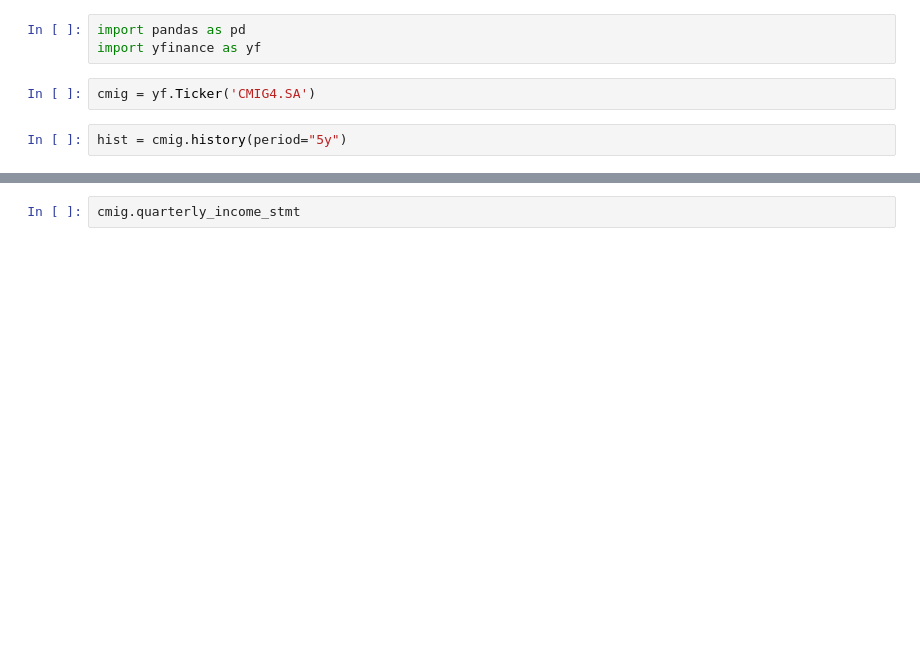
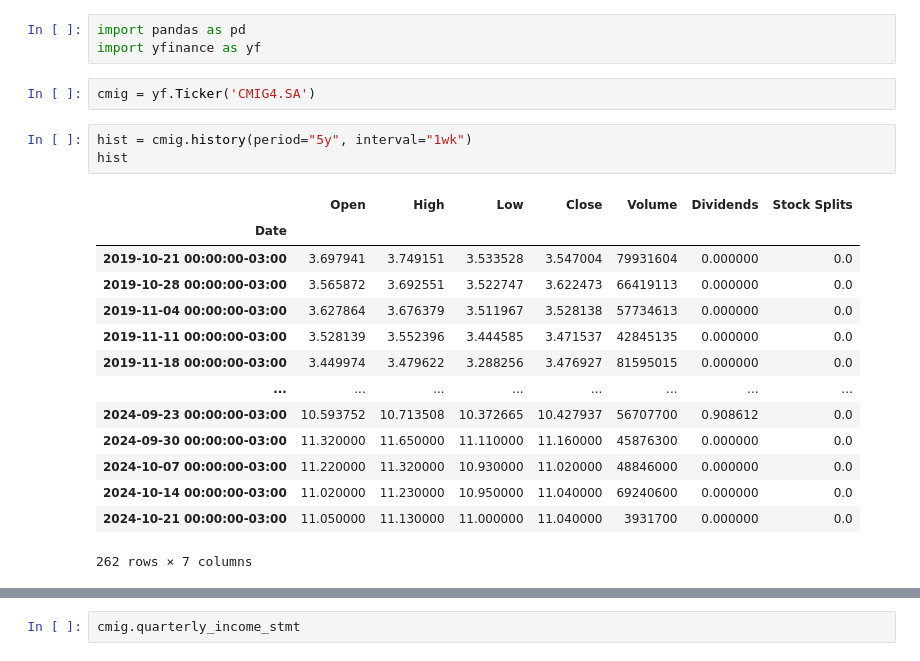
Before and after one commit to boa50/investment-analysis-etl, a Jupyter notebook: prototypes/yfinance-test.ipynb, the cells around one changed output, grey strips where cells are left out. Cells and saved outputs as stored; diff of their text form; blank space fills up the shorter version.

```diff
--- a/prototypes/yfinance-test.ipynb
+++ b/prototypes/yfinance-test.ipynb
@@ -4,7 +4,23 @@ import yfinance as yf
 # %%
 cmig = yf.Ticker('CMIG4.SA')
 # %%
-hist = cmig.history(period="5y")
+hist = cmig.history(period="5y", interval="1wk")
+hist
+# %% [output]
+|  | Open | High | Low | Close | Volume | Dividends | Stock Splits |
+| Date |  |  |  |  |  |  |  |
+| 2019-10-21 00:00:00-03:00 | 3.697941 | 3.749151 | 3.533528 | 3.547004 | 79931604 | 0.000000 | 0.0 |
+| 2019-10-28 00:00:00-03:00 | 3.565872 | 3.692551 | 3.522747 | 3.622473 | 66419113 | 0.000000 | 0.0 |
+| 2019-11-04 00:00:00-03:00 | 3.627864 | 3.676379 | 3.511967 | 3.528138 | 57734613 | 0.000000 | 0.0 |
+| 2019-11-11 00:00:00-03:00 | 3.528139 | 3.552396 | 3.444585 | 3.471537 | 42845135 | 0.000000 | 0.0 |
+| 2019-11-18 00:00:00-03:00 | 3.449974 | 3.479622 | 3.288256 | 3.476927 | 81595015 | 0.000000 | 0.0 |
+| ... | ... | ... | ... | ... | ... | ... | ... |
+| 2024-09-23 00:00:00-03:00 | 10.593752 | 10.713508 | 10.372665 | 10.427937 | 56707700 | 0.908612 | 0.0 |
+| 2024-09-30 00:00:00-03:00 | 11.320000 | 11.650000 | 11.110000 | 11.160000 | 45876300 | 0.000000 | 0.0 |
+| 2024-10-07 00:00:00-03:00 | 11.220000 | 11.320000 | 10.930000 | 11.020000 | 48846000 | 0.000000 | 0.0 |
+| 2024-10-14 00:00:00-03:00 | 11.020000 | 11.230000 | 10.950000 | 11.040000 | 69240600 | 0.000000 | 0.0 |
+| 2024-10-21 00:00:00-03:00 | 11.050000 | 11.130000 | 11.000000 | 11.040000 | 3931700 | 0.000000 | 0.0 |
+262 rows × 7 columns
 # %%
 cmig.get_shares_full()
 # %% [output]
```
Also changed, not shown: parts of 1 cell of this notebook, 7 other files.
